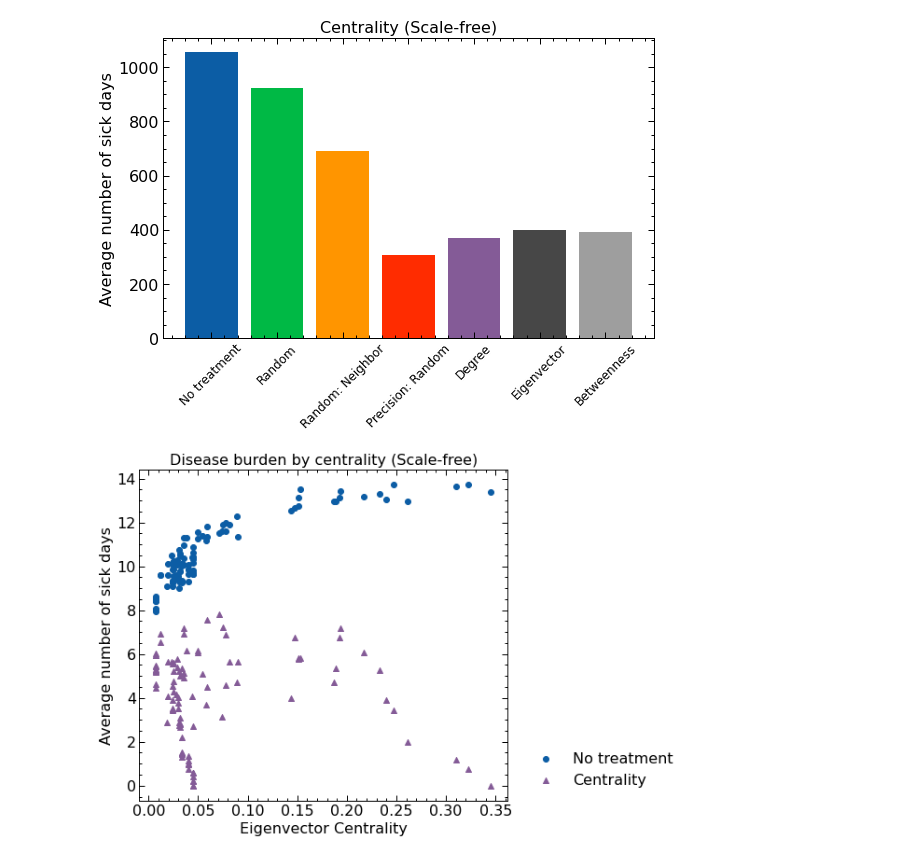
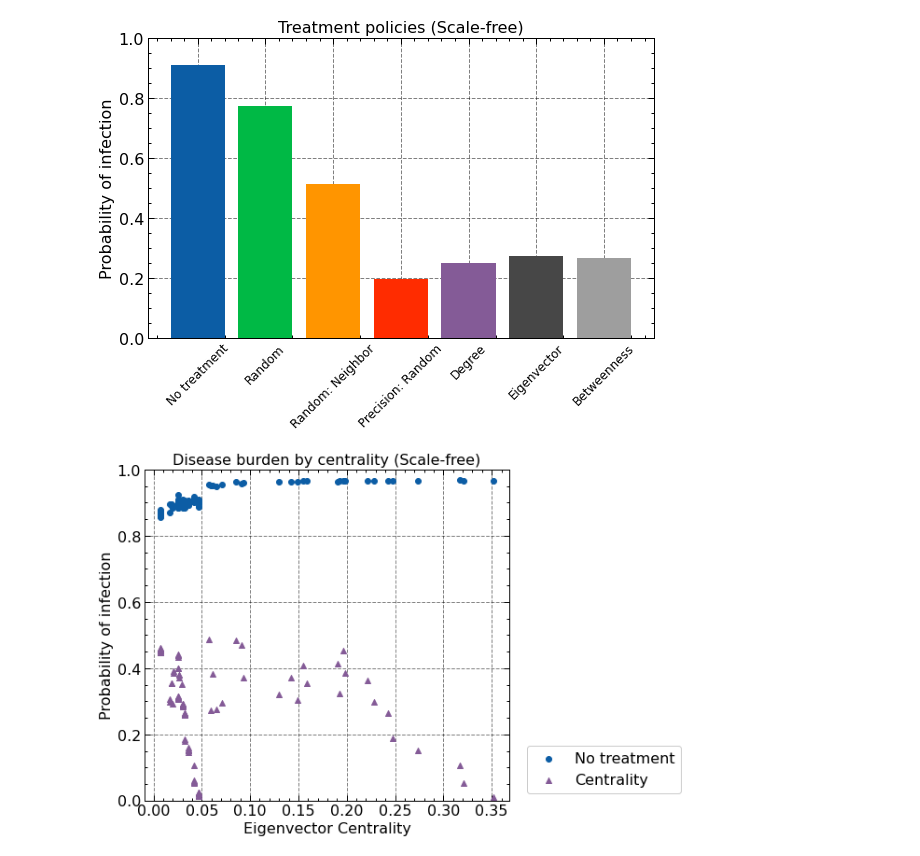
Before and after one commit to EvanLavender13/cst680-project, a Jupyter notebook: exp_scalefree.ipynb, the cells around one changed output. Cells and saved outputs as stored; diff of their text form; code cells hidden in the pictures.

```diff
--- a/exp_scalefree.ipynb
+++ b/exp_scalefree.ipynb
@@ -11,10 +11,11 @@ if module_path not in sys.path:
 from environments import infectious_disease as id
 from experiments import infectious_disease as ide
 from agents import infectious_disease_agents as ida
+import util
 
 import networkx as nx
 import numpy as np
 import matplotlib.pyplot as plt
-plt.style.use(["science", "notebook"])
+plt.style.use(["science", "grid", "notebook"])
 # plt.style.use("default")
 # %% [output]
@@ -99,45 +60,45 @@ def run_simulations(n_sims, exp):
 # %%
 EXP.num_steps = 20
-N = 100
+N = 1000
 
 EXP.agent_constructor = ide.NullAgent
-null_metrics = run_simulations(N, EXP)
+null_metrics = util.run_simulations(N, EXP)
 
 EXP.agent_constructor = ide.RandomAgent
-rng_metrics = run_simulations(N, EXP)
+rng_metrics = util.run_simulations(N, EXP)
 
 EXP.agent_constructor = ida.RandomNeighborAgent
-rnn_metrics = run_simulations(N, EXP)
+rnn_metrics = util.run_simulations(N, EXP)
 
 EXP.agent_constructor = ida.PrecisionRandomAgent
-prr_metrics = run_simulations(N, EXP)
+prr_metrics = util.run_simulations(N, EXP)
 # %%
 EXP.agent_constructor = ida.CentralityAgent
 ida.CENTRALITY_FUNCION = nx.centrality.degree_centrality
-deg_metrics = run_simulations(N, EXP)
+deg_metrics = util.run_simulations(N, EXP)
 
 ida.CENTRALITY_FUNCION = nx.centrality.eigenvector_centrality
-eig_metrics = run_simulations(N, EXP)
+eig_metrics = util.run_simulations(N, EXP)
 
 ida.CENTRALITY_FUNCION = nx.centrality.betweenness_centrality
-btw_metrics = run_simulations(N, EXP)
+btw_metrics = util.run_simulations(N, EXP)
 # %%
 metrics = [null_metrics, rng_metrics, rnn_metrics, prr_metrics, deg_metrics, eig_metrics, btw_metrics]
 labels = ["No treatment", "Random", "Random: Neighbor", "Precision: Random", "Degree", "Eigenvector", "Betweenness"]
 
 plt.figure()
-plt.title("Centrality (Scale-free)")
-plt.ylabel("Average number of sick days")
+plt.title("Treatment policies (Scale-free)")
+plt.ylabel("Probability of infection")
 plt.xticks(rotation=45)
+plt.ylim(bottom=0.0, top=1.0)
 plt.tick_params(axis="x", labelsize=12)
 for metric, label in zip(metrics, labels):
-    total_sickdays = metric["total_sickdays"] / N
-    plt.bar(label, total_sickdays, label=label)
+    plt.bar(label, np.mean(metric["num_sickdays"]) / N)
 plt.tight_layout()
 plt.savefig("out/nb-scalefree-sickdays.jpg")
 plt.show()
 # %% [output]
-[figure, old version]
+[figure, new version]
 # %%
 G = ide.GRAPHS["scale"]
 # deg_cent = nx.centrality.degree_centrality(G).values()
@@ -146,8 +107,9 @@ eig_cent = nx.centrality.eigenvector_centrality(G).values()
 
 fig, ax = plt.subplots(nrows=1, ncols=2, figsize=(12, 6))
 ax[0].set_title("Disease burden by centrality (Scale-free)")
-ax[0].set_ylabel("Average number of sick days")
+ax[0].set_ylabel("Probability of infection")
 ax[0].set_xlabel("Eigenvector Centrality")
+ax[0].set_ylim(bottom=0.0, top=1.0)
 ax[0].scatter(eig_cent, null_metrics["num_sickdays"] / N, label="No treatment")
 ax[0].scatter(eig_cent, rng_metrics["num_sickdays"] / N, alpha=0)
 ax[0].scatter(eig_cent, rnn_metrics["num_sickdays"] / N, alpha=0)
@@ -163,7 +125,7 @@ fig.tight_layout()
 fig.savefig("out/nb-scalefree-centrality-1.jpg")
 # plt.show()
 # %% [output]
-[figure, old version]
+[figure, new version]
 # %%
 fig, ax = plt.subplots(nrows=1, ncols=2, figsize=(12, 6))
 ax[0].set_title("Disease burden by centrality (Scale-free)")
```
Also changed, not shown: parts of 7 cells of this notebook, 13 other files.
